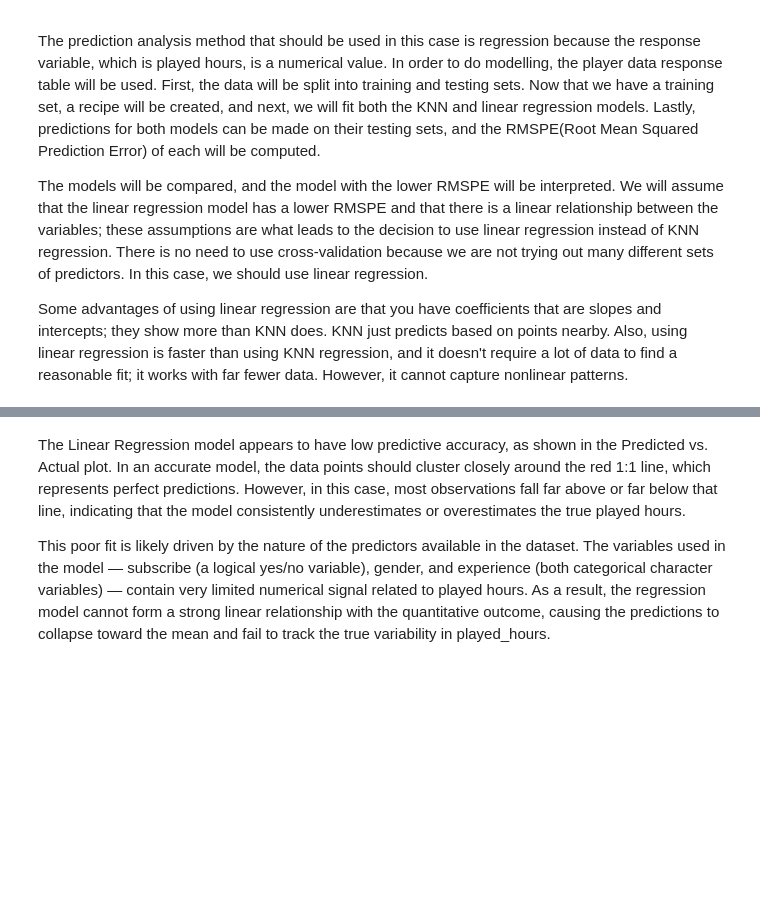
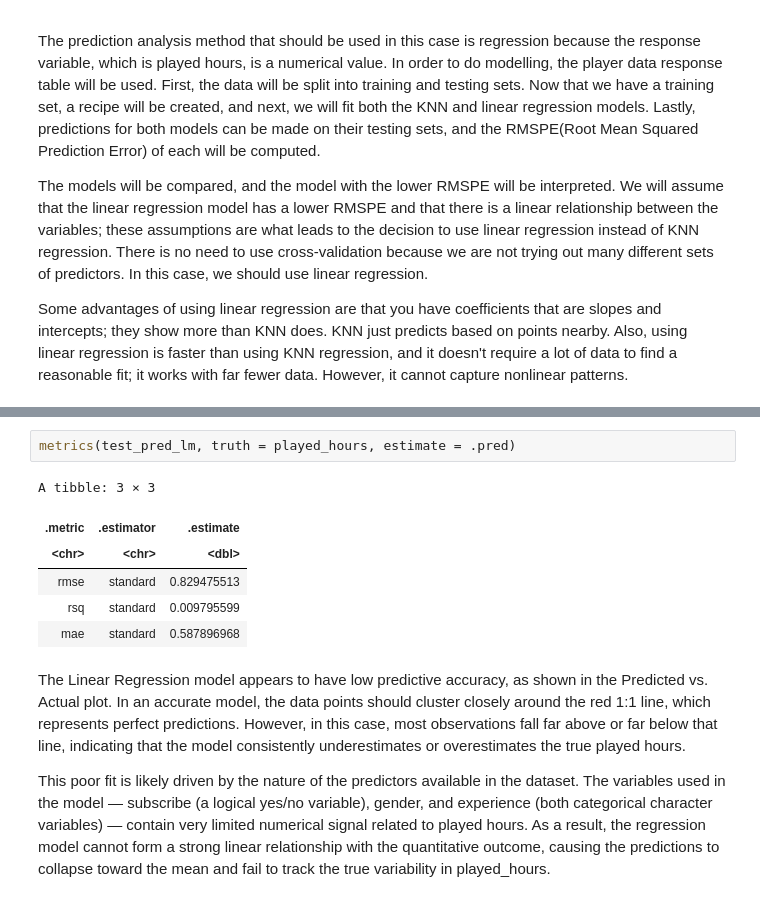
Before and after one commit to kiana-mohseni/dsci-100-2025w1-group-project, a Jupyter notebook: Final Project.ipynb, the cells around one changed output, grey strips where cells are left out. Cells and saved outputs as stored; diff of their text form; blank space fills up the shorter version.

Commit message:
Added metrics to knn and regression models

```diff
--- a/Final Project.ipynb
+++ b/Final Project.ipynb
@@ -284,3 +284,12 @@ ggplot(test_pred, aes(x = .pred, y = played_hours)) +
+# %%
+metrics(test_pred_lm, truth = played_hours, estimate = .pred)
+# %% [output]
+A tibble: 3 × 3
+| .metric | .estimator | .estimate |
+| <chr> | <chr> | <dbl> |
+| rmse | standard | 0.829475513 |
+| rsq | standard | 0.009795599 |
+| mae | standard | 0.587896968 |
 # %% [markdown]
 The Linear Regression model appears to have low predictive accuracy, as shown in the Predicted vs. Actual plot. In an accurate model, the data points should cluster closely around the red 1:1 line, which represents perfect predictions. However, in this case, most observations fall far above or far below that line, indicating that the model consistently underestimates or overestimates the true played hours.
 
```
Also changed, not shown: parts of 5 cells of this notebook.
